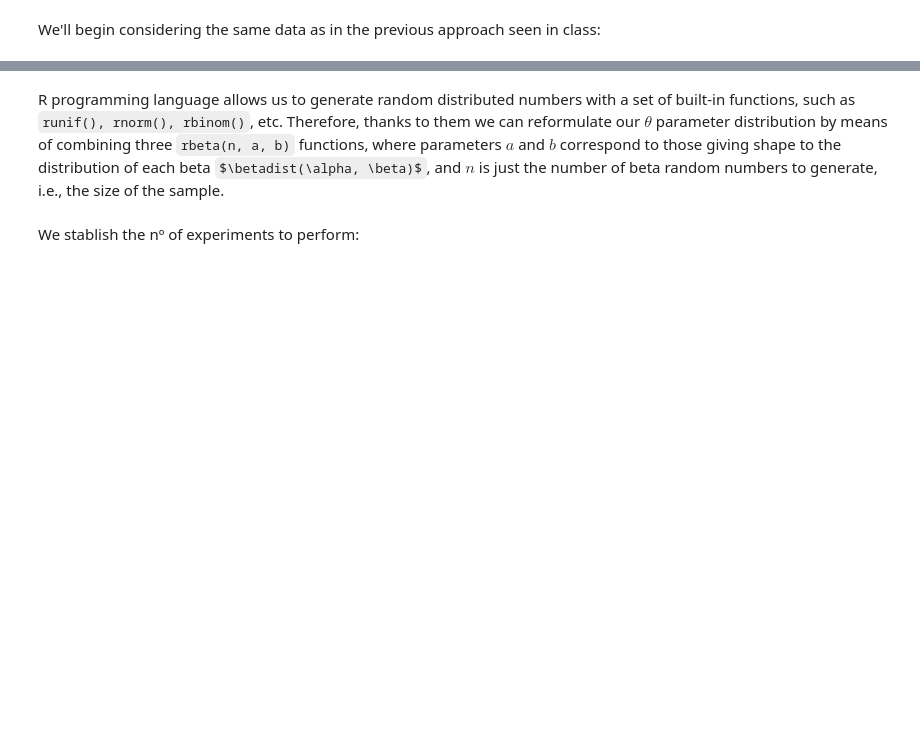
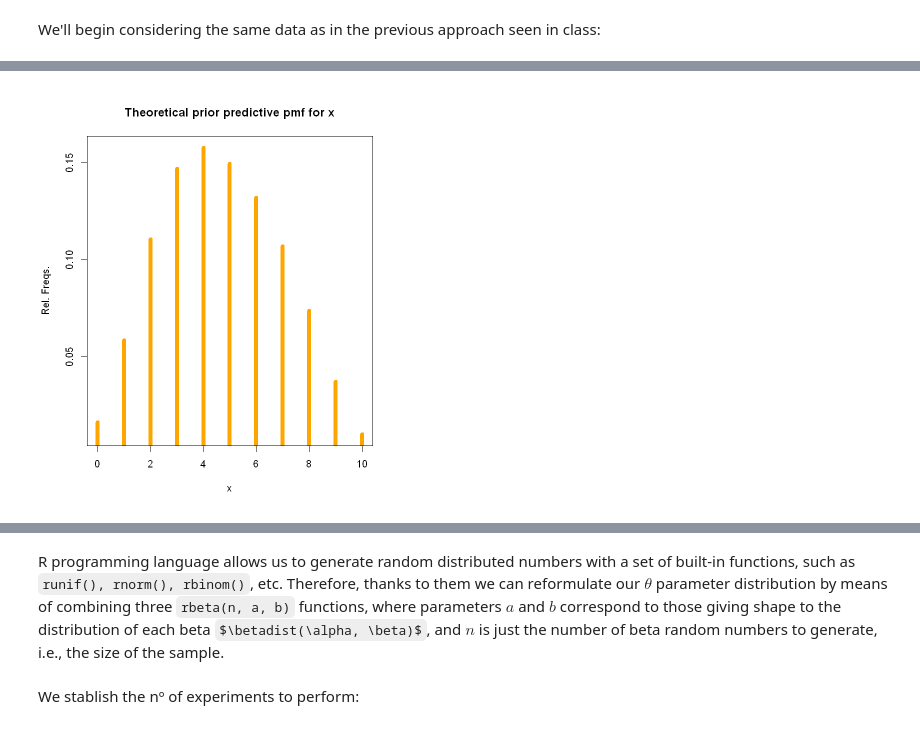
Before and after one commit to claudia-hm/BSPP, a Jupyter notebook: 2021-2022.Homework.01.Statements.ipynb, the cells around one changed output, grey strips where cells are left out. Saved outputs shown, nothing was run; the diff lists cells and outputs as text; code cells hidden in the pictures; some formulas as TeX source; blank space fills up the shorter version.

```diff
--- a/2021-2022.Homework.01.Statements.ipynb
+++ b/2021-2022.Homework.01.Statements.ipynb
@@ -692,0 +670,20 @@ The expressions of $h(\theta\,|\,x)$ and $h(\theta)$ may look similar due to its
+# %%
+# define f1, f2, f3
+f1<-function(x){dbbinom(x,size=n,alpha=prior.a1,beta=prior.b1)}
+f2<-function(x){dbbinom(x,size=n,alpha=prior.a2,beta=prior.b2)}
+f3<-function(x){dbbinom(x,size=n,alpha=prior.a3,beta=prior.b3)}
+
+# theoretical prior predictive pmf
+Theor.prior.predictive.pmf<-function(x){return(prior.gamma1*f1(x)+
+                                               prior.gamma2*f2(x)+
+                                               (1-(prior.gamma1+prior.gamma2))*f3(x))
+}
+
+# plot
+options(repr.plot.width=6,repr.plot.height=7)
+w<-0:n
+matplot(x=w,y=Theor.prior.predictive.pmf(w),type="h", lwd=7, lty=1,
+        col=c("Orange"),xlab="x",ylab="Rel. Freqs.",
+        main="Theoretical prior predictive pmf for x")
+# %% [output]
+[figure, added]
```
Also changed, not shown: parts of 42 cells of this notebook.
